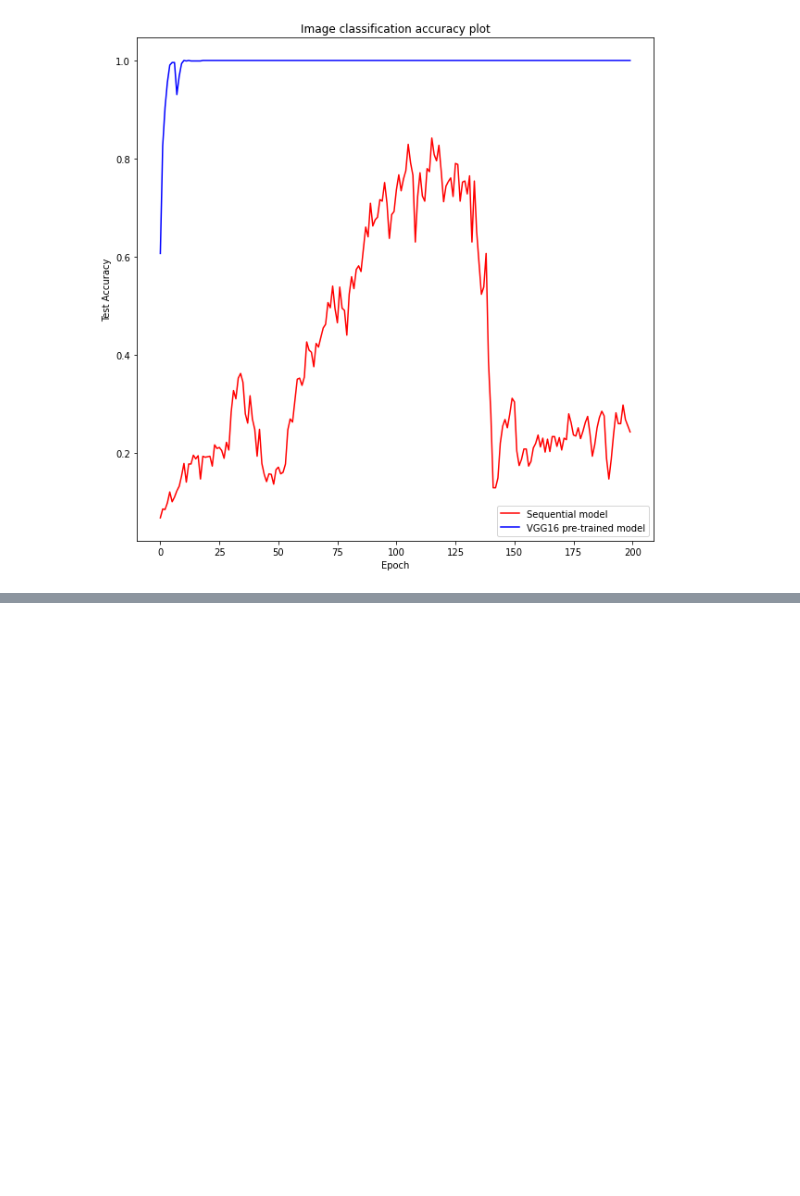
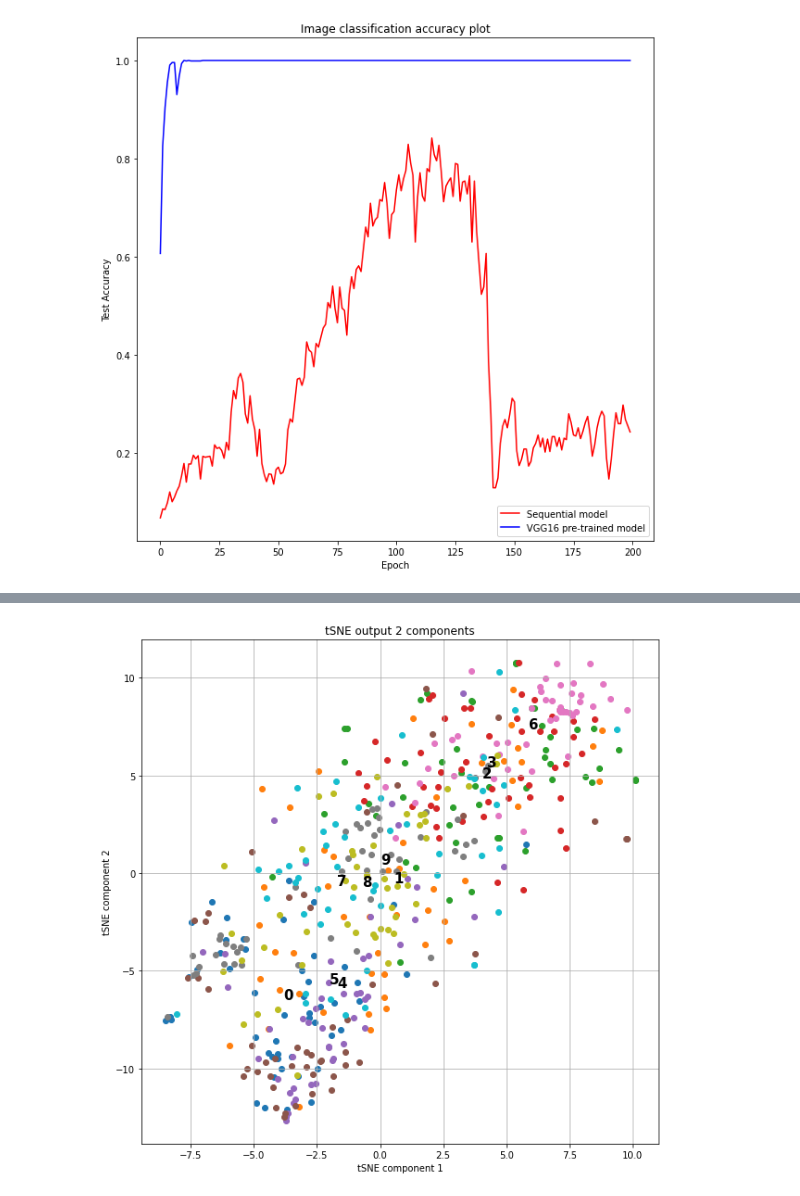
Before and after one commit to ujshenoy/Image-Classification, a Jupyter notebook: ImageClassification.ipynb, the cells around one changed output, grey strips where cells are left out. Cells and saved outputs as stored; diff of their text form; code cells hidden in the pictures; blank space fills up the shorter version.

```diff
--- a/ImageClassification.ipynb
+++ b/ImageClassification.ipynb
@@ -501,0 +537,5 @@ plt.legend()
+# %%
+testimg=test_images[:1000].reshape(len(test_images),-1)
+tSNEplot(testimg,test_labels)
+# %% [output]
+[figure, added]
```
Also changed, not shown: parts of 10 cells of this notebook, 3 other files.
